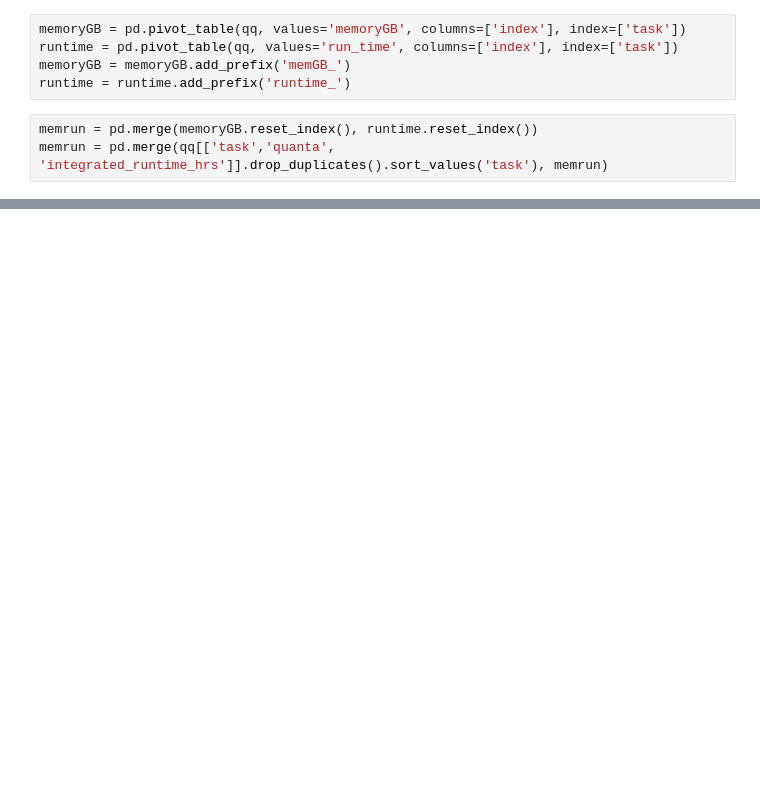
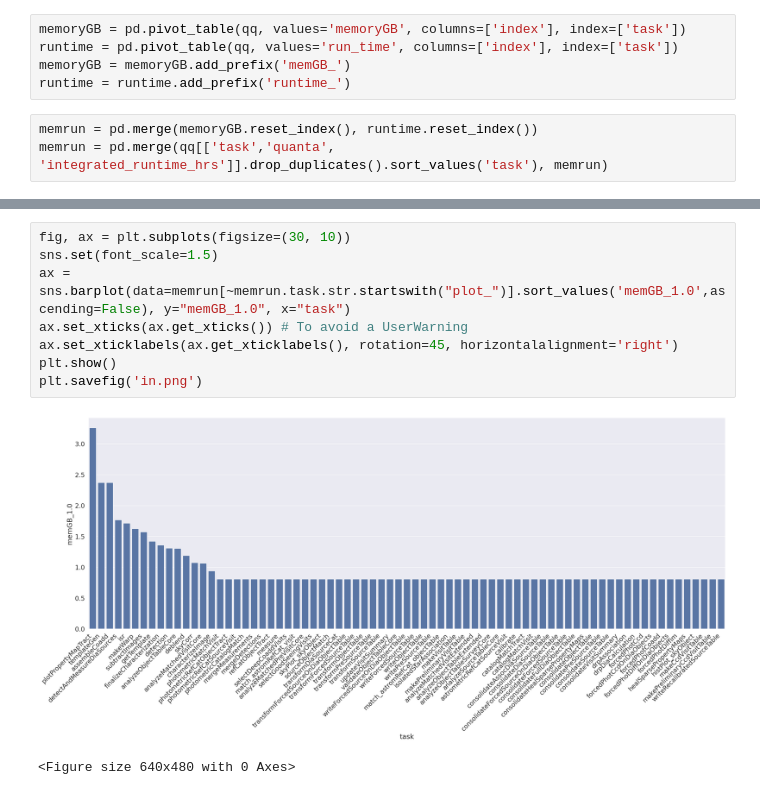
Before and after one commit to bernarda78/drp_optimization, a Jupyter notebook: ci_hsc_resource_usage.ipynb, the cells around one changed output, grey strips where cells are left out. Saved outputs shown, nothing was run; the diff lists cells and outputs as text; blank space fills up the shorter version.

```diff
--- a/ci_hsc_resource_usage.ipynb
+++ b/ci_hsc_resource_usage.ipynb
@@ -92,0 +83,11 @@ plt.show()
+# %%
+fig, ax = plt.subplots(figsize=(30, 10))
+sns.set(font_scale=1.5)
+ax = sns.barplot(data=memrun[~memrun.task.str.startswith("plot_")].sort_values('memGB_1.0',ascending=False), y="memGB_1.0", x="task")
+ax.set_xticks(ax.get_xticks()) # To avoid a UserWarning
+ax.set_xticklabels(ax.get_xticklabels(), rotation=45, horizontalalignment='right')
+plt.show()
+plt.savefig('in.png')
+# %% [output]
+[figure, added]
+<Figure size 640x480 with 0 Axes>
```
Also changed, not shown: parts of 9 cells of this notebook.
